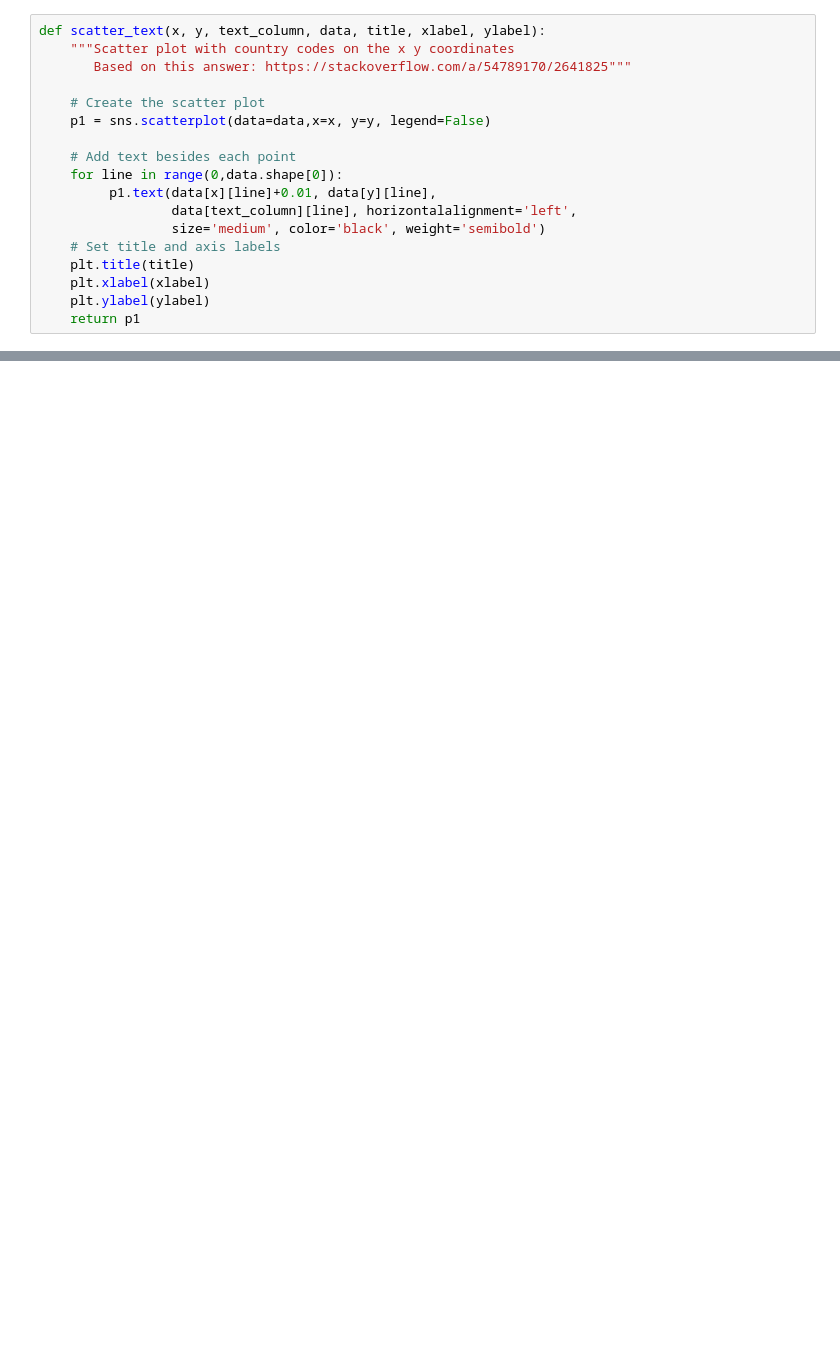
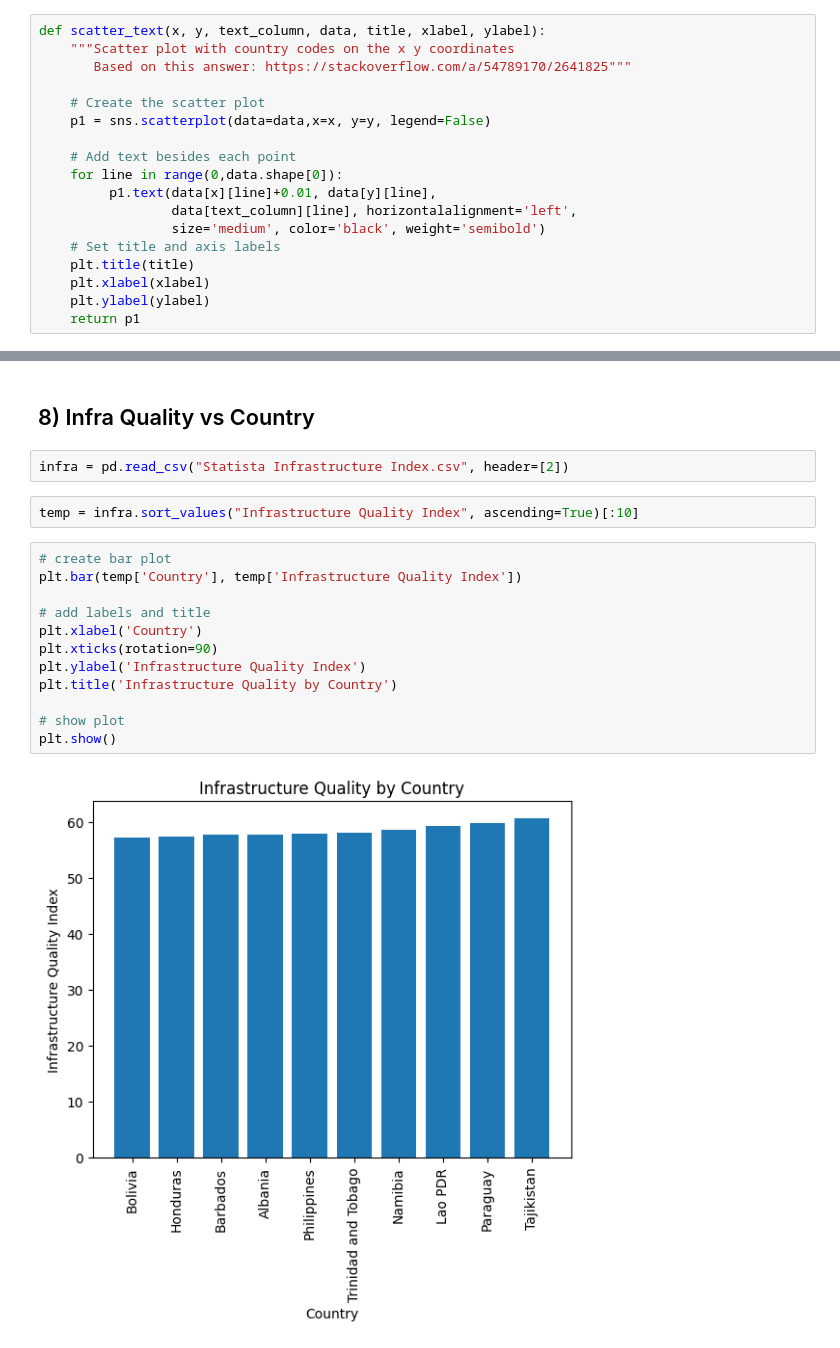
Before and after one commit to ababber19/SWUH, a Jupyter notebook: Phase_1_Graphs.ipynb, the cells around one changed output, grey strips where cells are left out. Cells and saved outputs as stored; diff of their text form; blank space fills up the shorter version.

```diff
--- a/Phase_1_Graphs.ipynb
+++ b/Phase_1_Graphs.ipynb
@@ -314,0 +343,20 @@ scatter_text("pop2021", "numProjects", "name",
+# %% [markdown]
+## 8) Infra Quality vs Country
+# %%
+infra = pd.read_csv("Statista Infrastructure Index.csv", header=[2])
+# %%
+temp = infra.sort_values("Infrastructure Quality Index", ascending=True)[:10]
+# %%
+# create bar plot
+plt.bar(temp['Country'], temp['Infrastructure Quality Index'])
+
+# add labels and title
+plt.xlabel('Country')
+plt.xticks(rotation=90)
+plt.ylabel('Infrastructure Quality Index')
+plt.title('Infrastructure Quality by Country')
+
+# show plot
+plt.show()
+# %% [output]
+[figure, added]
```
Also changed, not shown: parts of 13 cells of this notebook, 1 other file.
